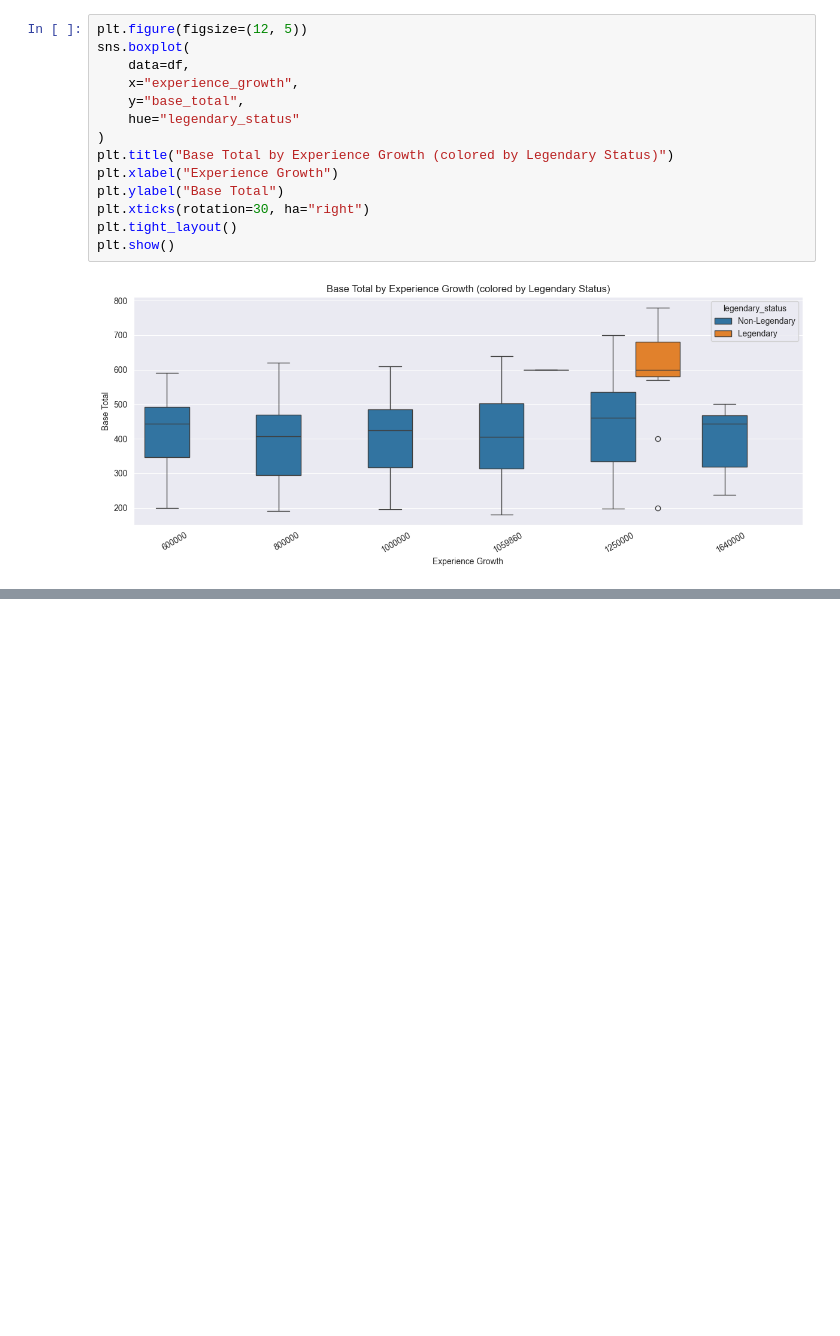
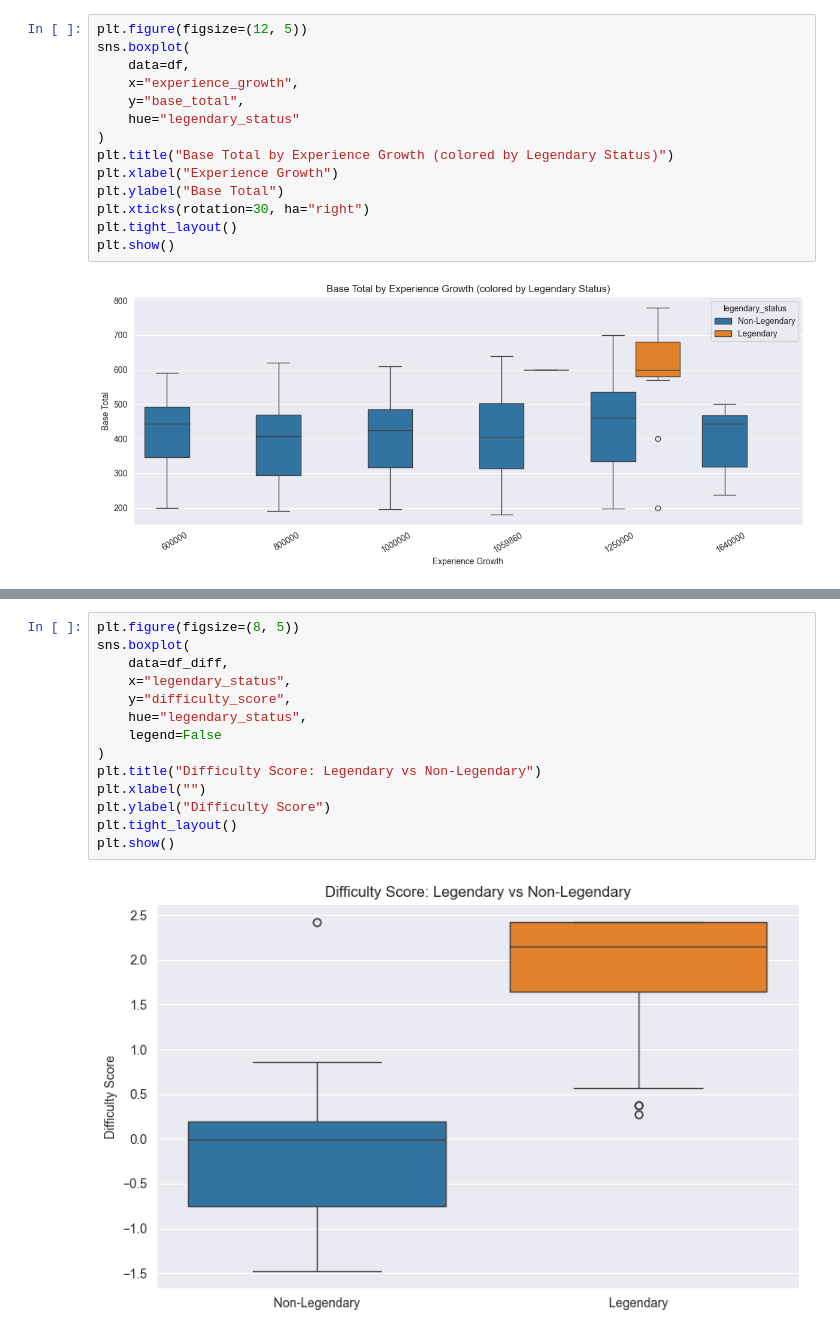
Before and after one commit to Barderus/pokemon-analysis, a Jupyter notebook: Notebooks/01 - New_EDA.ipynb, the cells around one changed output, grey strips where cells are left out. Cells and saved outputs as stored; diff of their text form; blank space fills up the shorter version.

```diff
--- a/Notebooks/01 - New_EDA.ipynb
+++ b/Notebooks/01 - New_EDA.ipynb
@@ -467,0 +543,16 @@ plt.show()
+# %%
+plt.figure(figsize=(8, 5))
+sns.boxplot(
+    data=df_diff,
+    x="legendary_status",
+    y="difficulty_score",
+    hue="legendary_status",
+    legend=False
+)
+plt.title("Difficulty Score: Legendary vs Non-Legendary")
+plt.xlabel("")
+plt.ylabel("Difficulty Score")
+plt.tight_layout()
+plt.show()
+# %% [output]
+[figure, added]
```
Also changed, not shown: parts of 16 cells of this notebook.
